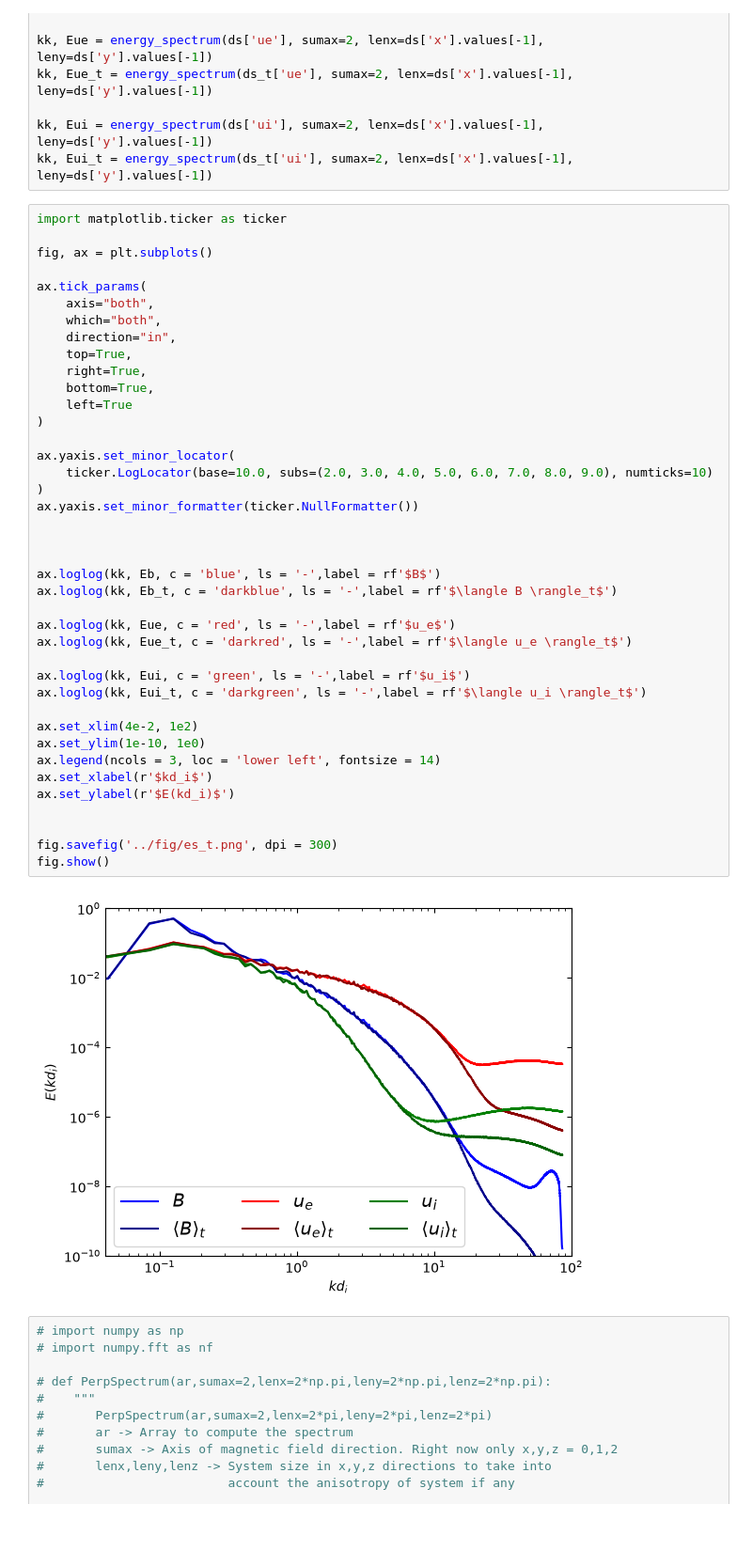
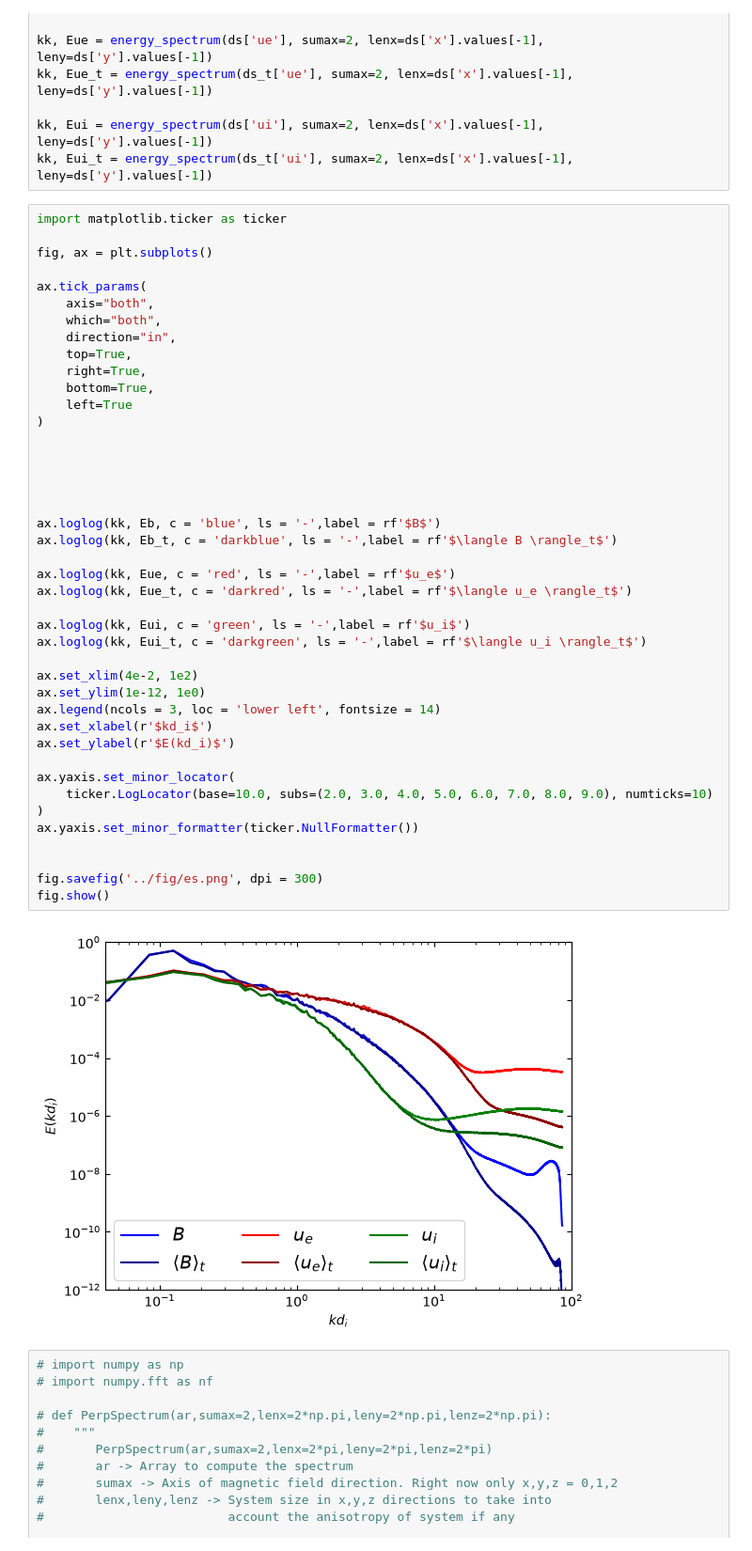
Before and after one commit to jgoodwill1/turbos, a Jupyter notebook: projects/scale_filter/nbs/spectrum.ipynb, the cells around one changed output. Shown at 94% size. Cells and saved outputs as stored; diff of their text form.

```diff
--- a/projects/scale_filter/nbs/spectrum.ipynb
+++ b/projects/scale_filter/nbs/spectrum.ipynb
@@ -60,40 +60,42 @@ fig, ax = plt.subplots()
 ax.tick_params(
     axis="both",
     which="both",
     direction="in",
     top=True,
     right=True,
     bottom=True,
     left=True
 )
 
-ax.yaxis.set_minor_locator(
-    ticker.LogLocator(base=10.0, subs=(2.0, 3.0, 4.0, 5.0, 6.0, 7.0, 8.0, 9.0), numticks=10)
-)
-ax.yaxis.set_minor_formatter(ticker.NullFormatter())
+
 
 
 
 ax.loglog(kk, Eb, c = 'blue', ls = '-',label = rf'$B$')
 ax.loglog(kk, Eb_t, c = 'darkblue', ls = '-',label = rf'$\langle B \rangle_t$')
 
 ax.loglog(kk, Eue, c = 'red', ls = '-',label = rf'$u_e$')
 ax.loglog(kk, Eue_t, c = 'darkred', ls = '-',label = rf'$\langle u_e \rangle_t$')
 
 ax.loglog(kk, Eui, c = 'green', ls = '-',label = rf'$u_i$')
 ax.loglog(kk, Eui_t, c = 'darkgreen', ls = '-',label = rf'$\langle u_i \rangle_t$')
 
 ax.set_xlim(4e-2, 1e2)
-ax.set_ylim(1e-10, 1e0)
+ax.set_ylim(1e-12, 1e0)
 ax.legend(ncols = 3, loc = 'lower left', fontsize = 14)
 ax.set_xlabel(r'$kd_i$')
 ax.set_ylabel(r'$E(kd_i)$')
 
+ax.yaxis.set_minor_locator(
+    ticker.LogLocator(base=10.0, subs=(2.0, 3.0, 4.0, 5.0, 6.0, 7.0, 8.0, 9.0), numticks=10)
+)
+ax.yaxis.set_minor_formatter(ticker.NullFormatter())
 
-fig.savefig('../fig/es_t.png', dpi = 300)
+
+fig.savefig('../fig/es.png', dpi = 300)
 fig.show()
 # %% [output]
-[figure, old version]
+[figure, new version]
 # %%
 # import numpy as np
 # import numpy.fft as nf
```
Also changed, not shown: 8 other files.
